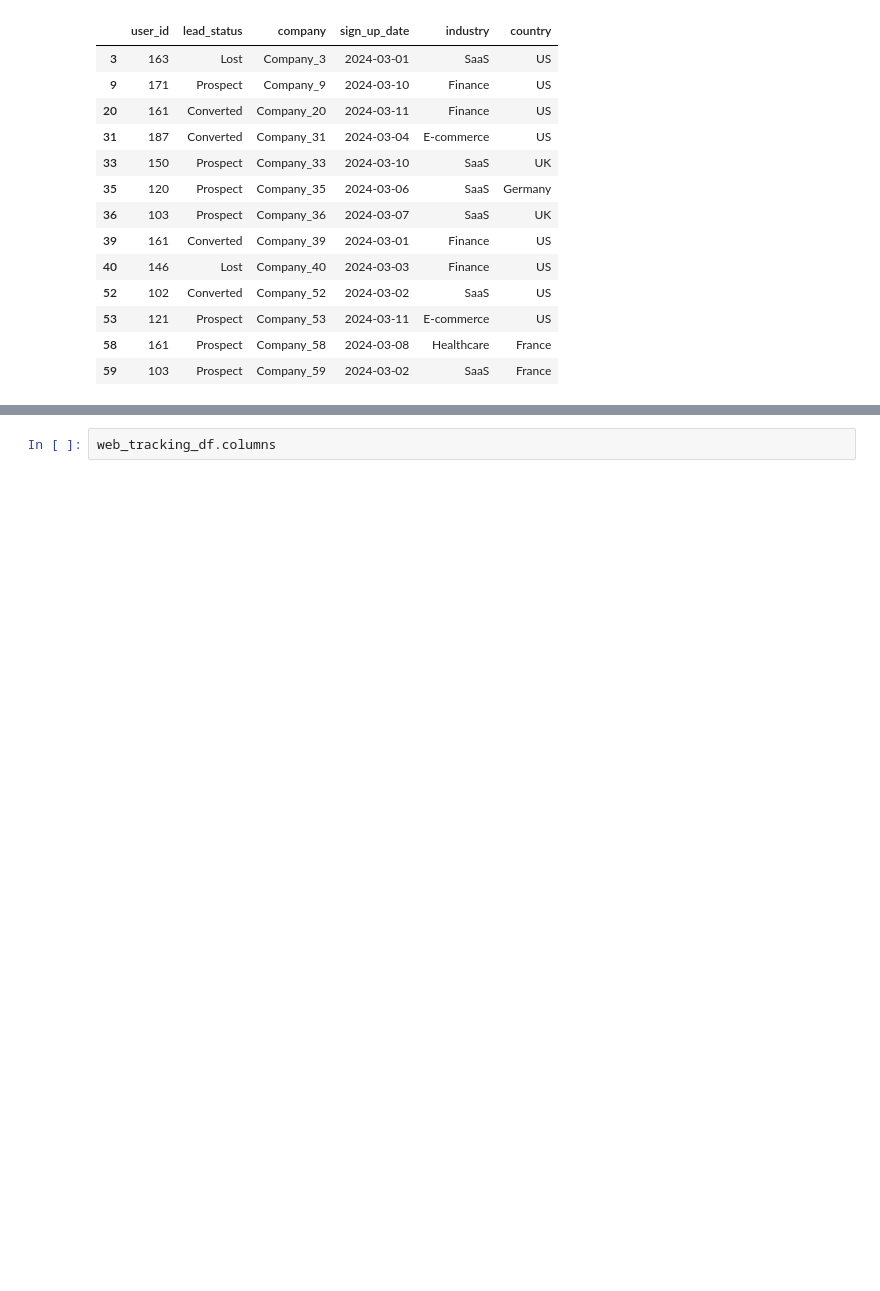
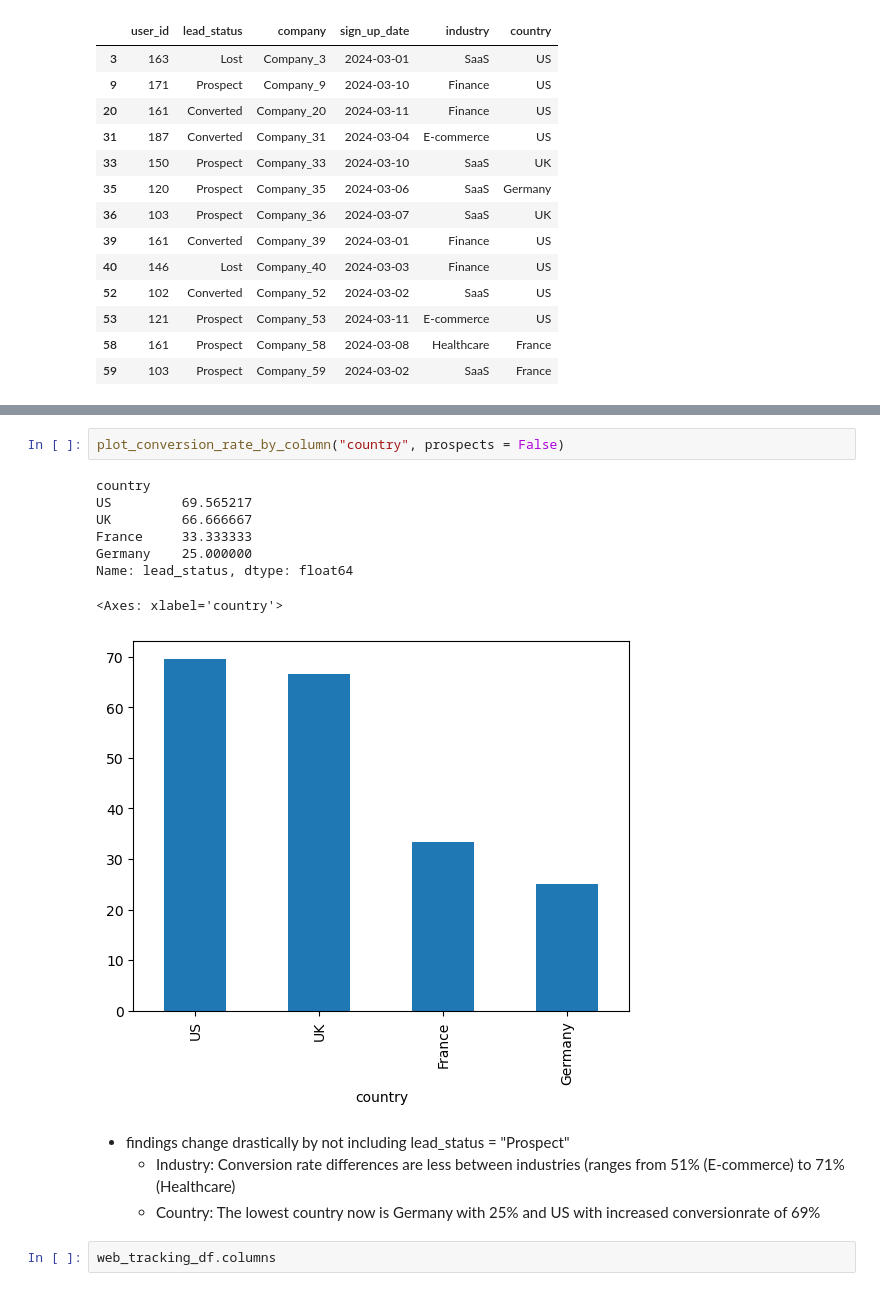
Before and after one commit to derfinn0501/case_study, a Jupyter notebook: process_data.ipynb, the cells around one changed output, grey strips where cells are left out. Cells and saved outputs as stored; diff of their text form; blank space fills up the shorter version.

```diff
--- a/process_data.ipynb
+++ b/process_data.ipynb
@@ -231,3 +205,18 @@ crm_df[crm_df.duplicated()]
+# %%
+plot_conversion_rate_by_column("country", prospects = False)
+# %% [output]
+country
+US         69.565217
+UK         66.666667
+France     33.333333
+Germany    25.000000
+Name: lead_status, dtype: float64
+<Axes: xlabel='country'>
+[figure, added]
+# %% [markdown]
+- findings change drastically by not including lead_status = "Prospect"
+    - Industry: Conversion rate differences are less between industries (ranges from 51% (E-commerce) to 71% (Healthcare)
+    - Country: The lowest country now is Germany with 25% and US with increased conversionrate of 69%
 # %%
 web_tracking_df.columns
 # %% [output]
```
Also changed, not shown: parts of 25 cells of this notebook.
